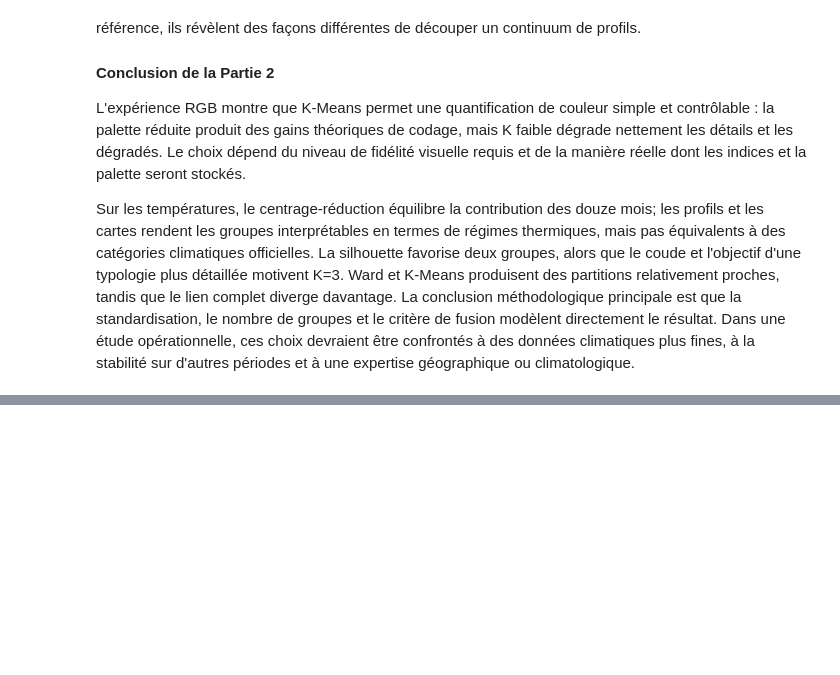
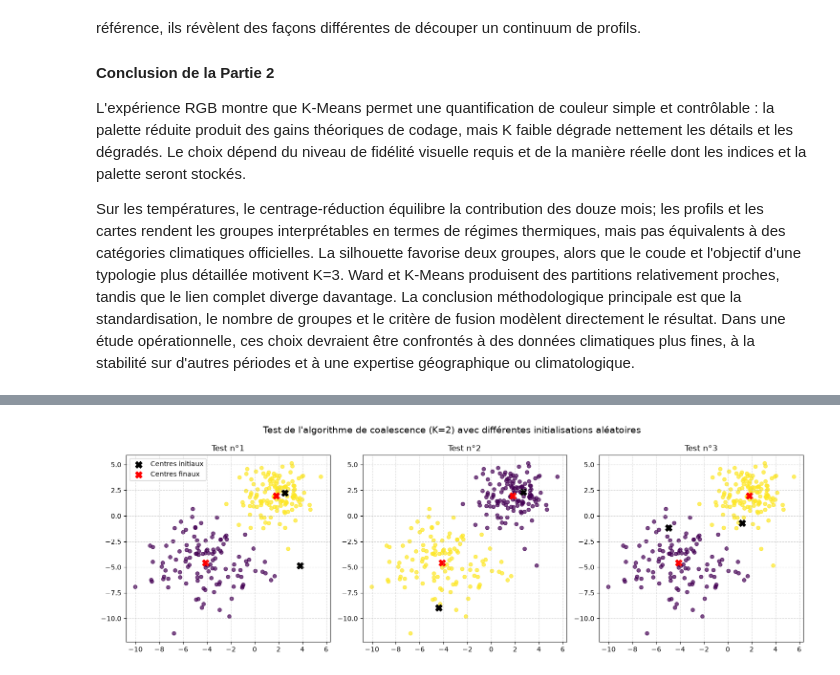
Before and after one commit to stephcstn/analyse_donnes_tp, a Jupyter notebook: TP1/compte_rendu.ipynb, the cells around one changed output, grey strips where cells are left out. Drawn from its saved outputs; the diff is of its cells as text; code cells hidden in the pictures; blank space fills up the shorter version.

```diff
--- a/TP1/compte_rendu.ipynb
+++ b/TP1/compte_rendu.ipynb
@@ -842,0 +950,28 @@ Sur les températures, le centrage-réduction équilibre la contribution des dou
+# %%
+nb_tests = 3
+fig, axes = plt.subplots(1, nb_tests, figsize=(15, 5))
+fig.suptitle("Test de l'algorithme de coalescence (K=2) avec différentes initialisations aléatoires", fontsize=14)
+
+for t in range(nb_tests):
+    # Tirage de nouveaux centres initiaux
+    indices_init = rng.choice(x_data.shape[0], size=K_test, replace=False)
+    g_initial = x_data[indices_init, :]
+
+    # Appel de la fonction de coalescence
+    classes, centres_finaux = coalescence(x_data, K_test, g_initial)
+
+    # Affichage graphique
+    ax = axes[t]
+    ax.scatter(x_data[:, 0], x_data[:, 1], c=classes, cmap='viridis', alpha=0.7, s=30)
+    ax.scatter(g_initial[:, 0], g_initial[:, 1], c='black', marker='X', s=100, label='Centres initiaux')
+    ax.scatter(centres_finaux[:, 0], centres_finaux[:, 1], c='red', marker='X', s=100, label='Centres finaux')
+
+    ax.set_title(f"Test n°{t+1}")
+    ax.grid(True, linestyle='--', alpha=0.5)
+    if t == 0:
+        ax.legend()
+
+plt.tight_layout()
+plt.show()
+# %% [output]
+[figure, added]
```
Also changed, not shown: parts of 23 cells of this notebook.
